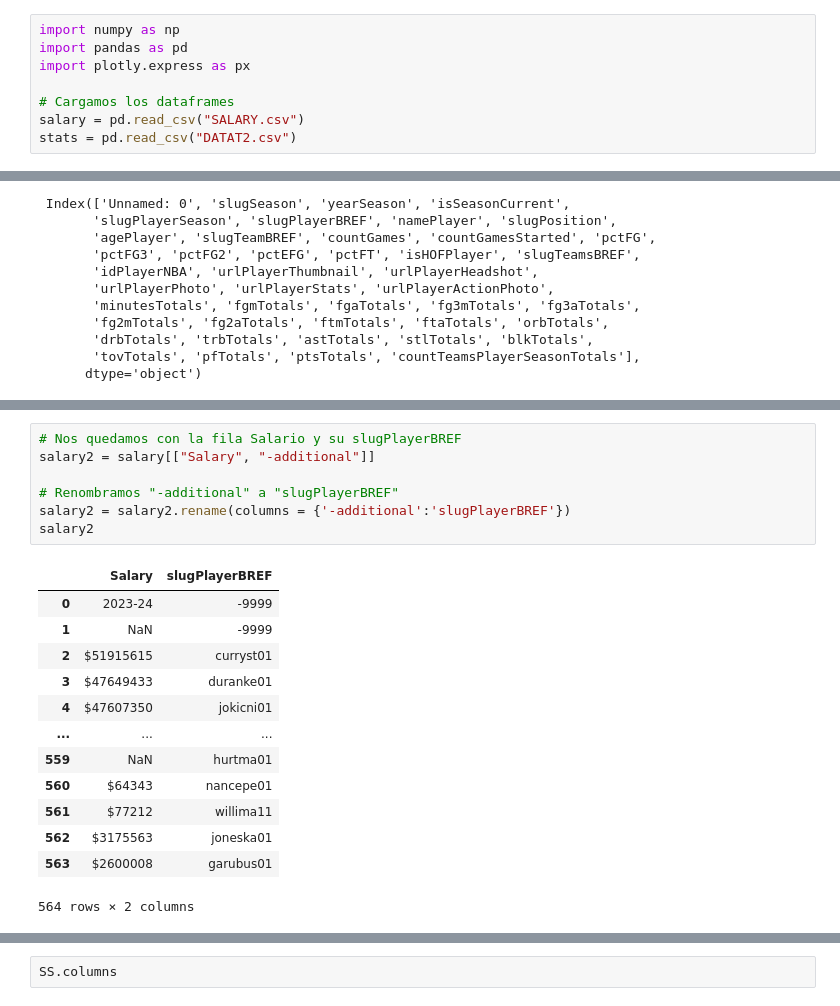
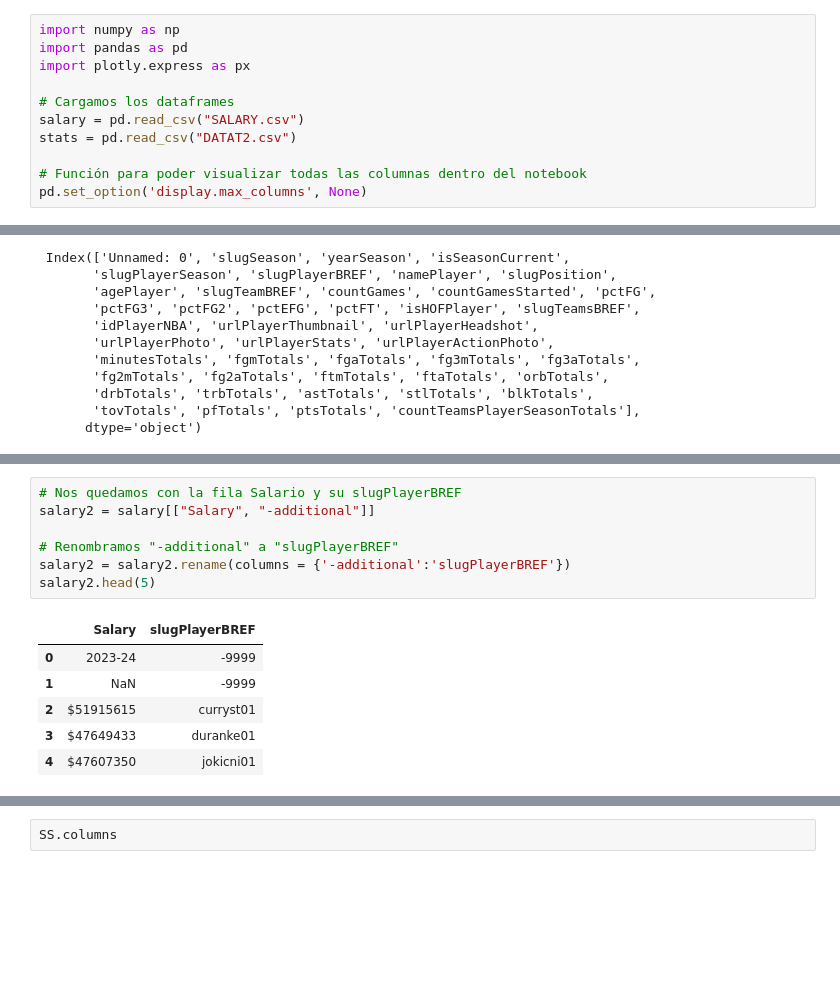
Before and after one commit to m-1806/nba, a Jupyter notebook: M.ipynb, the cells around one changed output, grey strips where cells are left out. Drawn from its saved outputs; the diff is of its cells as text; blank space fills up the shorter version.

```diff
--- a/M.ipynb
+++ b/M.ipynb
@@ -13,6 +13,9 @@ import plotly.express as px
 # Cargamos los dataframes
 salary = pd.read_csv("SALARY.csv")
 stats = pd.read_csv("DATAT2.csv")
+
+# Función para poder visualizar todas las columnas dentro del notebook
+pd.set_option('display.max_columns', None)
 # %%
 # Index, Player, Equipo, 2023-24, 2024-25, 2025-26, 2026-27, 2027-28, 2028-29, Total, slugPlayerBREF
 print("salary:\n", salary.columns)
@@ -57,24 +59,17 @@ stats.head(4)
 # %%
 # Nos quedamos con la fila Salario y su slugPlayerBREF
 salary2 = salary[["Salary", "-additional"]]
 
 # Renombramos "-additional" a "slugPlayerBREF"
 salary2 = salary2.rename(columns = {'-additional':'slugPlayerBREF'})
-salary2
+salary2.head(5)
 # %% [output]
 |  | Salary | slugPlayerBREF |
 | 0 | 2023-24 | -9999 |
 | 1 | NaN | -9999 |
 | 2 | $51915615 | curryst01 |
 | 3 | $47649433 | duranke01 |
 | 4 | $47607350 | jokicni01 |
-| ... | ... | ... |
-| 559 | NaN | hurtma01 |
-| 560 | $64343 | nancepe01 |
-| 561 | $77212 | willima11 |
-| 562 | $3175563 | joneska01 |
-| 563 | $2600008 | garubus01 |
-564 rows × 2 columns
 # %%
 # Quitamos filas que contengan 1 o más valores NULL
 salary2 = salary2.dropna()
```
Also changed, not shown: parts of 6 cells of this notebook.
